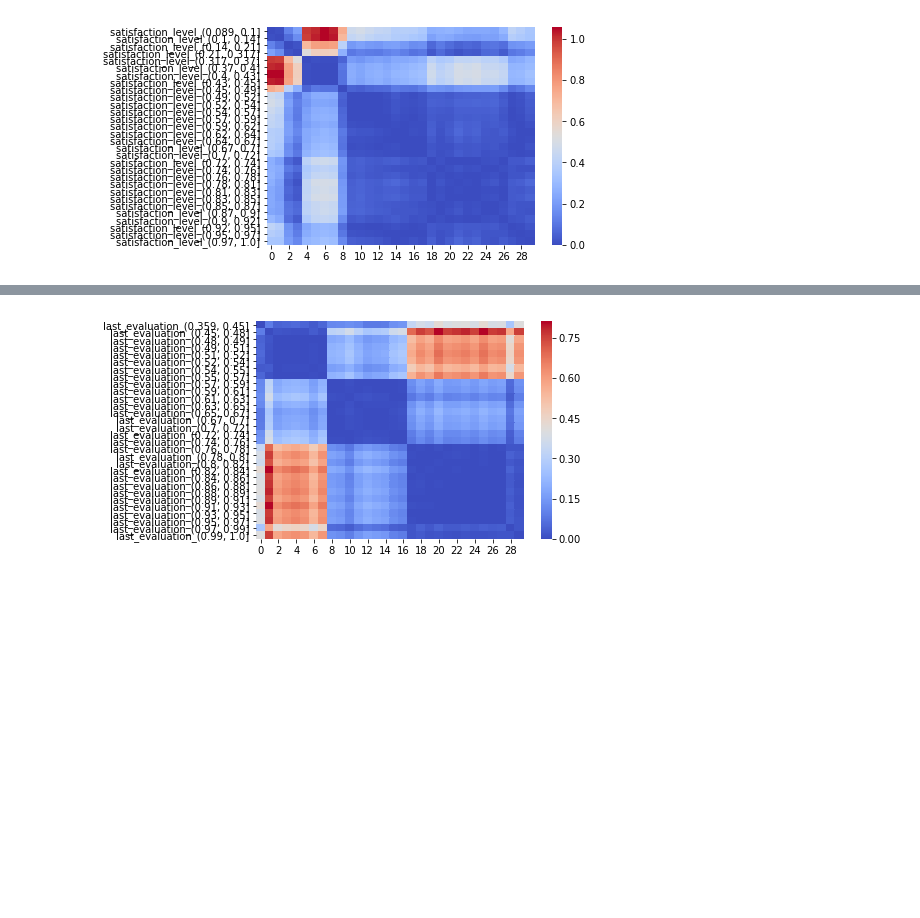
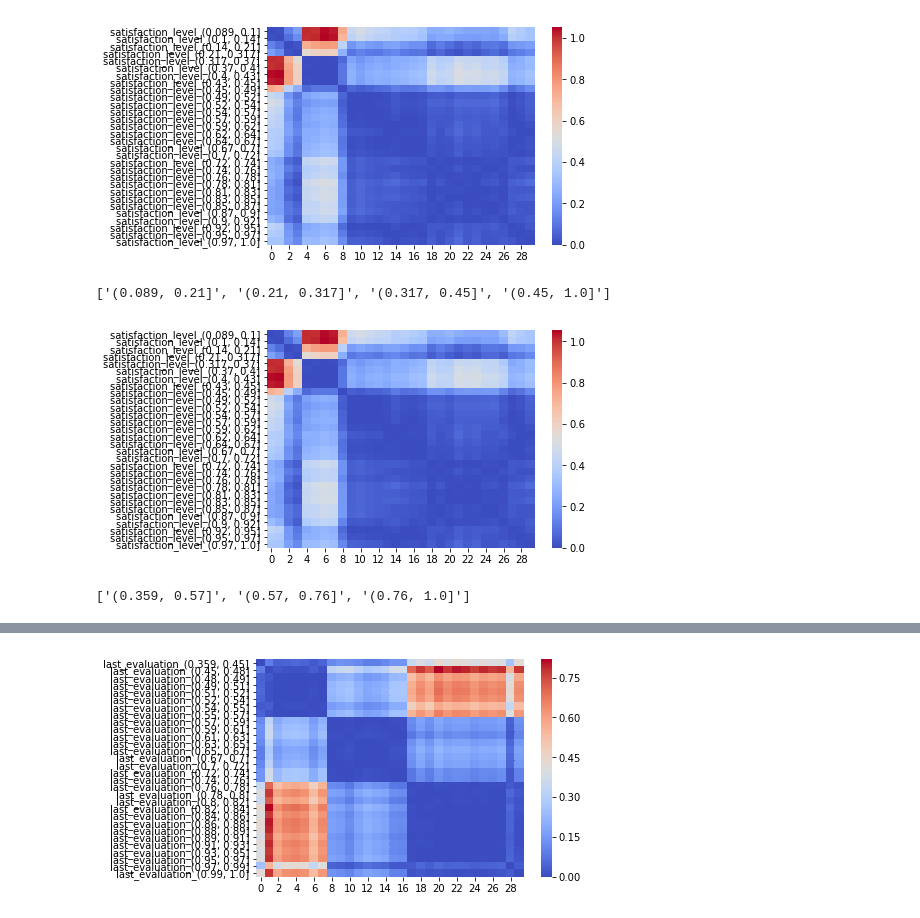
Before and after one commit to Wook0129/semantic_binning, a Jupyter notebook: test.ipynb, the cells around one changed output, grey strips where cells are left out. Cells and saved outputs as stored; diff of their text form; code cells hidden in the pictures; blank space fills up the shorter version.

```diff
--- a/test.ipynb
+++ b/test.ipynb
@@ -232,3 +232,15 @@ sb.bins_by_var['satisfaction_level']['bins']
 sb.plot_pairwise_distance_between_bins('satisfaction_level')
 # %% [output]
 [figure]
+# %%
+sb.bins_by_var['satisfaction_level']['bins']
+# %% [output]
+['(0.089, 0.21]', '(0.21, 0.317]', '(0.317, 0.45]', '(0.45, 1.0]']
+# %%
+sb.plot_pairwise_distance_between_bins('satisfaction_level')
+# %% [output]
+[figure, added]
+# %%
+sb.bins_by_var['last_evaluation']['bins']
+# %% [output]
+['(0.359, 0.57]', '(0.57, 0.76]', '(0.76, 1.0]']
```
Also changed, not shown: parts of 7 cells of this notebook, 1 other file.
